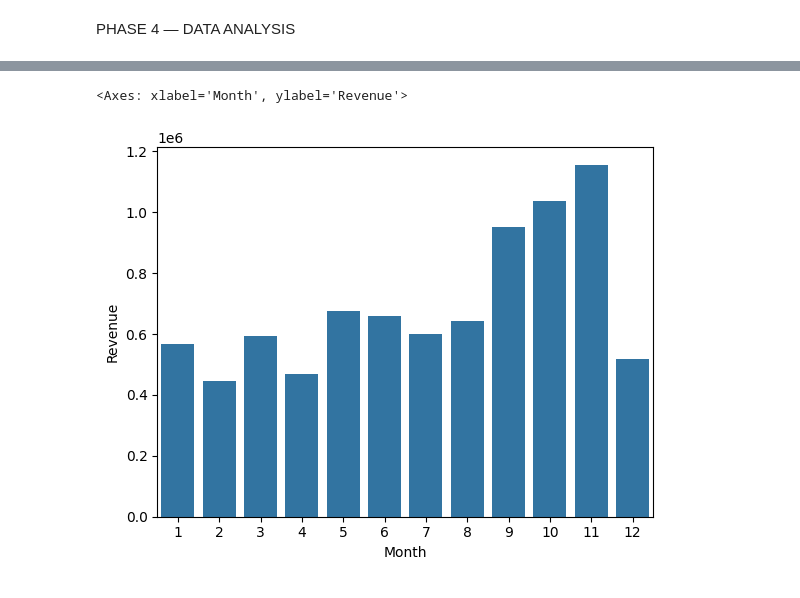
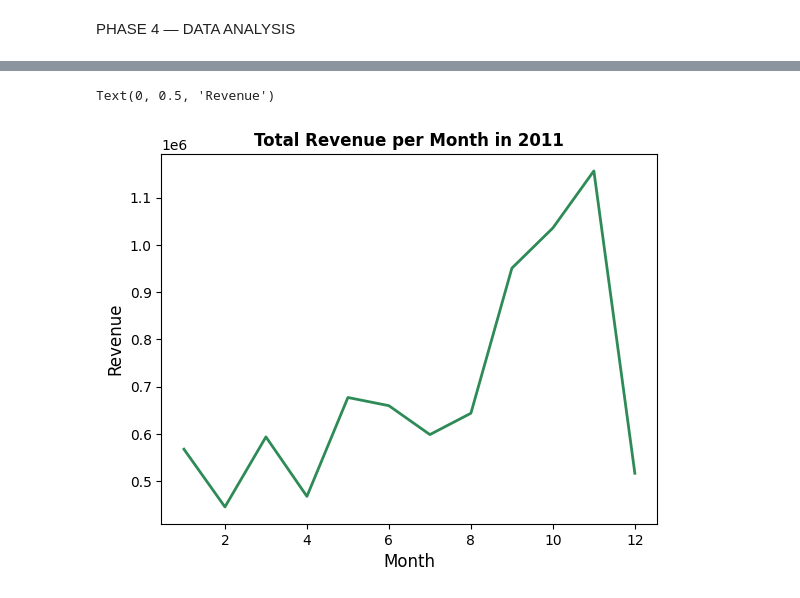
Before and after one commit to njerimuriithi/Retail_Data_Set_Analysis, a Jupyter notebook: retail_data_analysis.ipynb, the cells around one changed output, grey strips where cells are left out. Cells and saved outputs as stored; diff of their text form; code cells hidden in the pictures.

```diff
--- a/retail_data_analysis.ipynb
+++ b/retail_data_analysis.ipynb
@@ -34,7 +48,7 @@ Index(['InvoiceNo', 'StockCode', 'Description', 'Quantity', 'InvoiceDate',
 # %%
 year_dataset = clean_retail_data[clean_retail_data['Year']==2011]
-revenuebymonth = (year_dataset.groupby('Month')['Revenue'].sum().sort_values(ascending=False))
-revenuebymonth
+total_revenue_per_month = (year_dataset.groupby('Month')['Revenue'].sum().sort_values(ascending=False))
+total_revenue_per_month
 # %% [output]
 Month
 11    1156205.61
@@ -51,9 +65,13 @@ Month
 2      446084.92
 Name: Revenue, dtype: float64
 # %%
-sn.barplot(data=revenuebymonth.reset_index(), x='Month', y='Revenue')
+
+sn.lineplot(data=total_revenue_per_month.reset_index(), x='Month', y='Revenue',palette ='Blues' ,linewidth=2)
+plot.title("Total Revenue per Month in 2011", fontsize=12, fontweight='bold')
+plot.xlabel("Month", fontsize=12)
+plot.ylabel("Revenue", fontsize=12)
 # %% [output]
-<Axes: xlabel='Month', ylabel='Revenue'>
+Text(0, 0.5, 'Revenue')
-[figure, old version]
+[figure, new version]
 # %%
 country_data_filter = clean_retail_data[clean_retail_data['Country'] !='United Kingdom']
```
Also changed, not shown: parts of 8 cells of this notebook, 9 other files.
